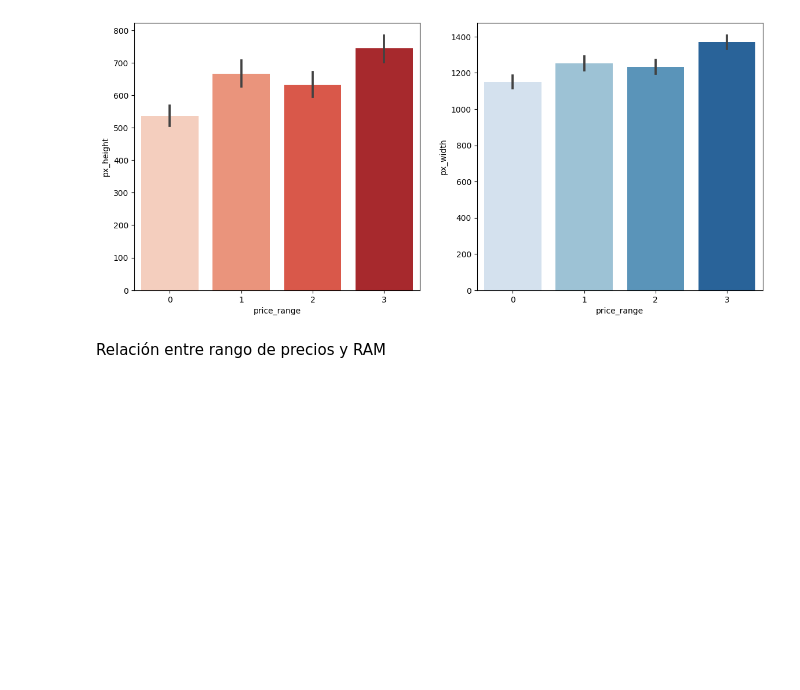
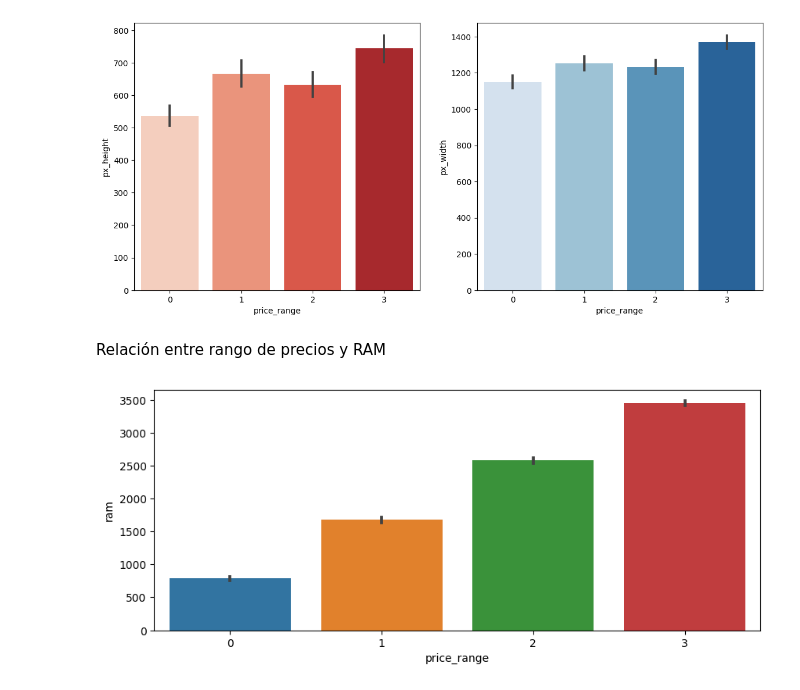
Before and after one commit to Hotcer/Mobile-Price-Classification-with-K-Means, a Jupyter notebook: index.ipynb, the cells around one changed output. Saved outputs shown, nothing was run; the diff lists cells and outputs as text; code cells hidden in the pictures; blank space fills up the shorter version.

Commit message:
barplot agregado

```diff
--- a/index.ipynb
+++ b/index.ipynb
@@ -86,3 +86,9 @@ plt.show()
 [figure]
 # %% [markdown]
 Relación entre rango de precios y RAM
+# %%
+plt.figure(figsize=(10,4))
+sns.barplot(x='price_range', y= 'ram', data=df)
+plt.show()
+# %% [output]
+[figure, added]
```
